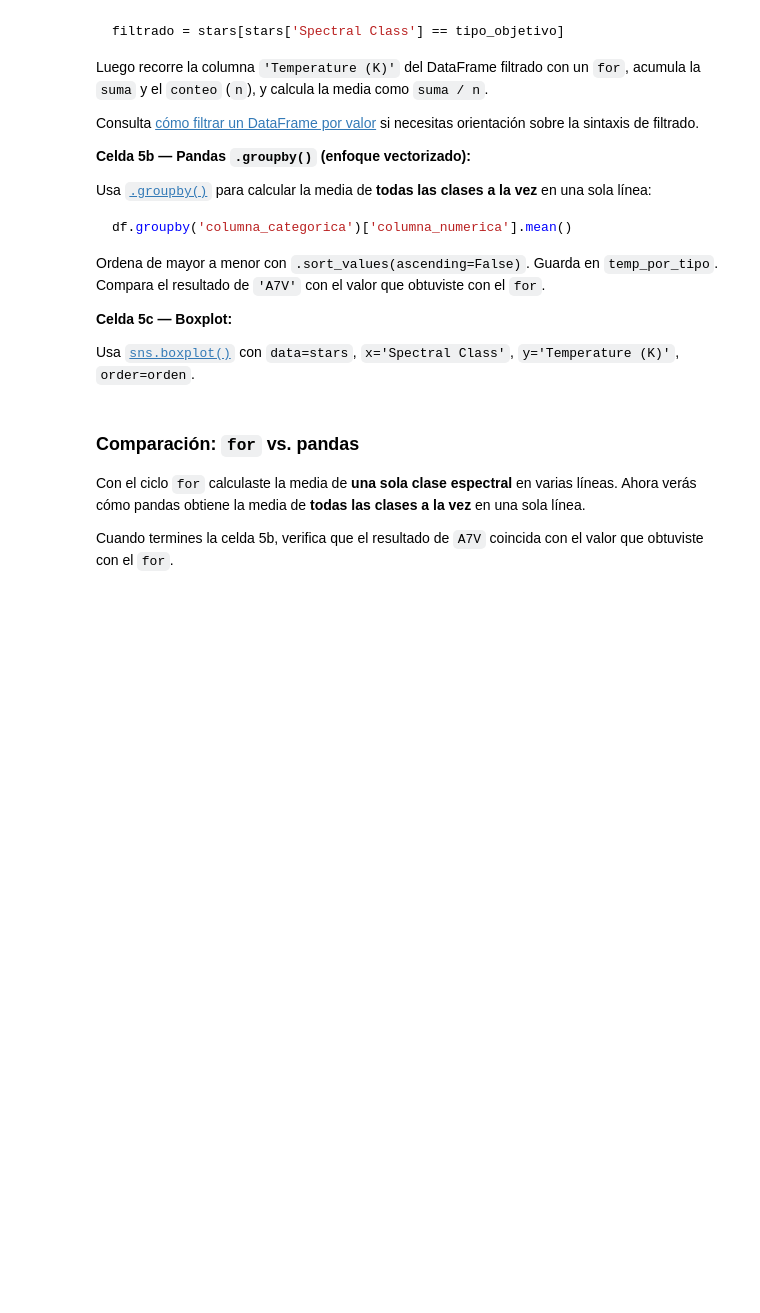
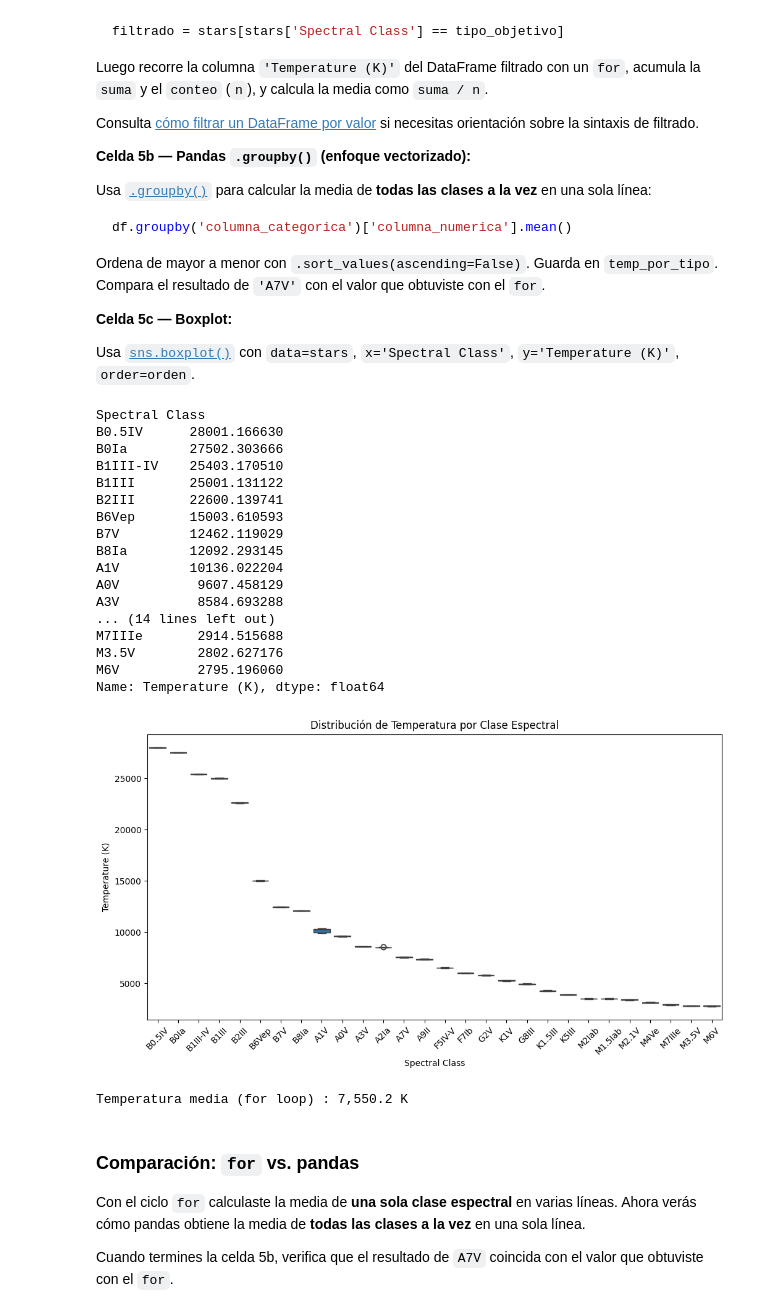
Before and after one commit to diegotorrent4-lang/F12-Programacion, a Jupyter notebook: ejemplos/practica2_analisis_datos/notebooks/analisis_estrellas_estudiante.ipynb, the cells around one changed output. Cells and saved outputs as stored; diff of their text form; code cells hidden in the pictures; blank space fills up the shorter version.

```diff
--- a/ejemplos/practica2_analisis_datos/notebooks/analisis_estrellas_estudiante.ipynb
+++ b/ejemplos/practica2_analisis_datos/notebooks/analisis_estrellas_estudiante.ipynb
@@ -183,23 +244,52 @@ Usa [`sns.boxplot()`](https://seaborn.pydata.org/generated/seaborn.boxplot.html)
 # %%
 # ── Enfoque 1: ciclo for ──────────────────────────────────────────────────────
 tipo_objetivo = 'A7V'
 
 # Paso 1: filtra el DataFrame para obtener solo las estrellas de tipo_objetivo (clase espectral)
 # filtrado = ...
 # tu código aquí
-
-
+filtrado = stars[stars['Spectral Class'] == tipo_objetivo]
+suma_temp = 0
+n = 0
+for temp in filtrado['Temperature (K)']:
+    suma_temp += temp
+    n += 1
+    media_manual = suma_temp / n
 # Paso 2: recorre filtrado['Temperature (K)'] con un for
 # acumula la suma y el conteo (n)
 # tu código aquí
-
-
+temp_por_tipo = stars.groupby('Spectral Class')['Temperature (K)'].mean().sort_values(ascending=False)
+print(temp_por_tipo)
 # Calcula la media y guárdala en media_manual
 # media_manual = suma / n
 # tu código aquí
-
-
+orden = temp_por_tipo.index
+plt.figure(figsize=(12, 6))
+sns.boxplot(data=stars, x='Spectral Class', y='Temperature (K)', order=orden)
+plt.title('Distribución de Temperatura por Clase Espectral')
+plt.xticks(rotation=45)
+plt.show()
 print(f'Temperatura media (for loop) : {media_manual:,.1f} K')
+# %% [output]
+Spectral Class
+B0.5IV      28001.166630
+B0Ia        27502.303666
+B1III-IV    25403.170510
+B1III       25001.131122
+B2III       22600.139741
+B6Vep       15003.610593
+B7V         12462.119029
+B8Ia        12092.293145
+A1V         10136.022204
+A0V          9607.458129
+A3V          8584.693288
+... (14 lines left out)
+M7IIIe       2914.515688
+M3.5V        2802.627176
+M6V          2795.196060
+Name: Temperature (K), dtype: float64
+[figure, added]
+Temperatura media (for loop) : 7,550.2 K
 # %% [markdown]
 ### Comparación: `for` vs. pandas
 
```
Also changed, not shown: parts of 13 cells of this notebook.
